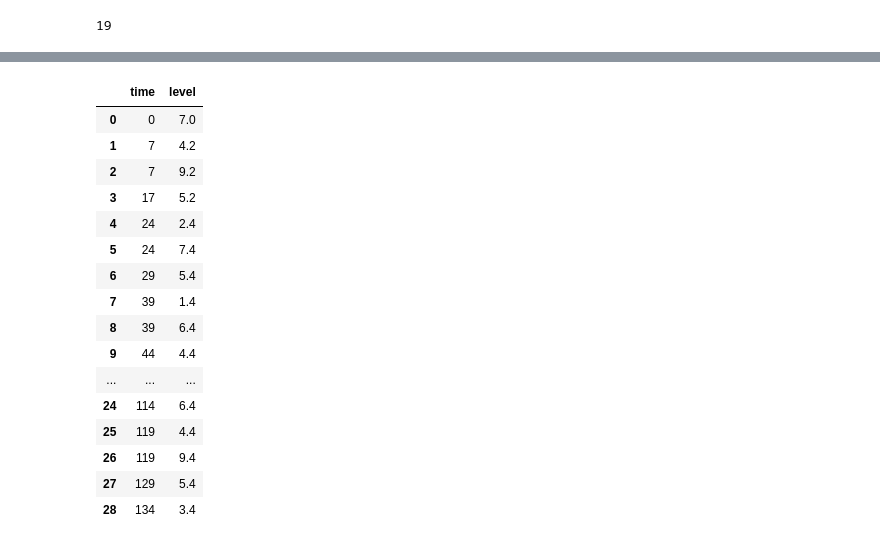
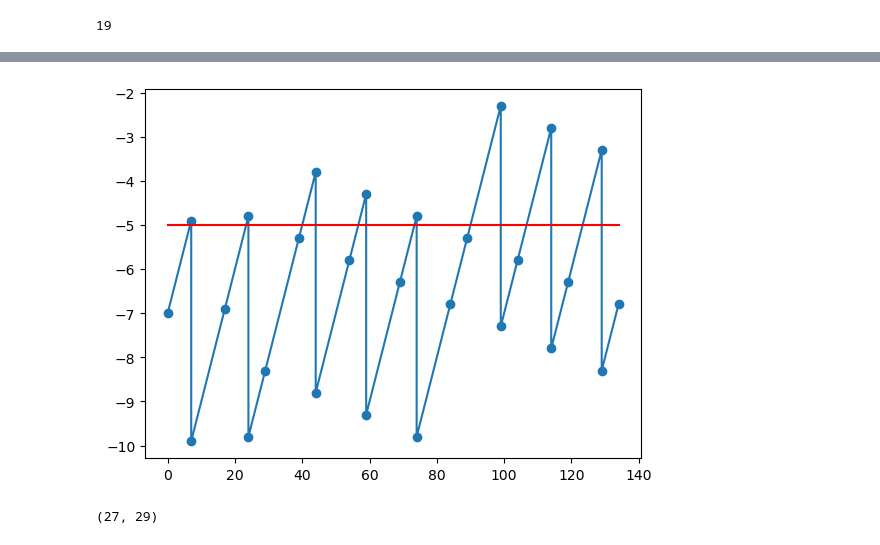
Before and after one commit to AliceNardelli/PROPER_LPG, a Jupyter notebook: plot_result.ipynb, the cells around one changed output, grey strips where cells are left out. Saved outputs shown, nothing was run; the diff lists cells and outputs as text; code cells hidden in the pictures.

```diff
--- a/plot_result.ipynb
+++ b/plot_result.ipynb
@@ -119,20 +84,28 @@ ValueError: Multi-dimensional indexing (e.g. `obj[:, None]`) is no longer suppor
-# %%
-d_e
-# %% [output]
-|  | time | level |
-| 0 | 0 | 7.0 |
-| 1 | 7 | 4.2 |
-| 2 | 7 | 9.2 |
-| 3 | 17 | 5.2 |
-| 4 | 24 | 2.4 |
-| 5 | 24 | 7.4 |
-| 6 | 29 | 5.4 |
-| 7 | 39 | 1.4 |
-| 8 | 39 | 6.4 |
-| 9 | 44 | 4.4 |
-| ... | ... | ... |
-| 24 | 114 | 6.4 |
-| 25 | 119 | 4.4 |
-| 26 | 119 | 9.4 |
-| 27 | 129 | 5.4 |
-| 28 | 134 | 3.4 |
+# %%
+l_d=[-7,-4.9,-9.9,-6.9,-4.8,-9.8,-8.3,-5.3,-3.8,-8.8,-5.8,-4.3,-9.3,-6.3,-4.8,-9.8,-6.8,-5.3,-2.3,-7.3,-5.8,-2.8,-7.8,-6.3,-3.3,-8.3,-6.8]
+# %%
+time_d=len(l_d)*[0]
+c=0
+for i in range(len(l_d)):
+   if i!=0:
+     if l_d[i]<l_d[i-1]:
+        time_d[i]=time_d[i-1]
+     else:
+        c+=1
+        time_d[i]=time_d[i-1]+dur[c]
+# %%
+d_d=pd.DataFrame(columns=["time","level"])
+d_d["time"]=np.array(time_d)
+d_d["level"]=np.array(l_d)
+# %%
+import matplotlib.pyplot as plt
+plt.scatter(d_d.time,d_d.level)
+plt.plot(d_d.time.values,d_d.level.values)
+plt.plot(d_d.time.values,len(d_d.time.values)*[-5],"r")
+plt.show()
+# %% [output]
+[figure, added]
+# %%
+len(time_d),len(time_e)
+# %% [output]
+(27, 29)
```
Also changed, not shown: parts of 6 cells of this notebook, 3 other files.
